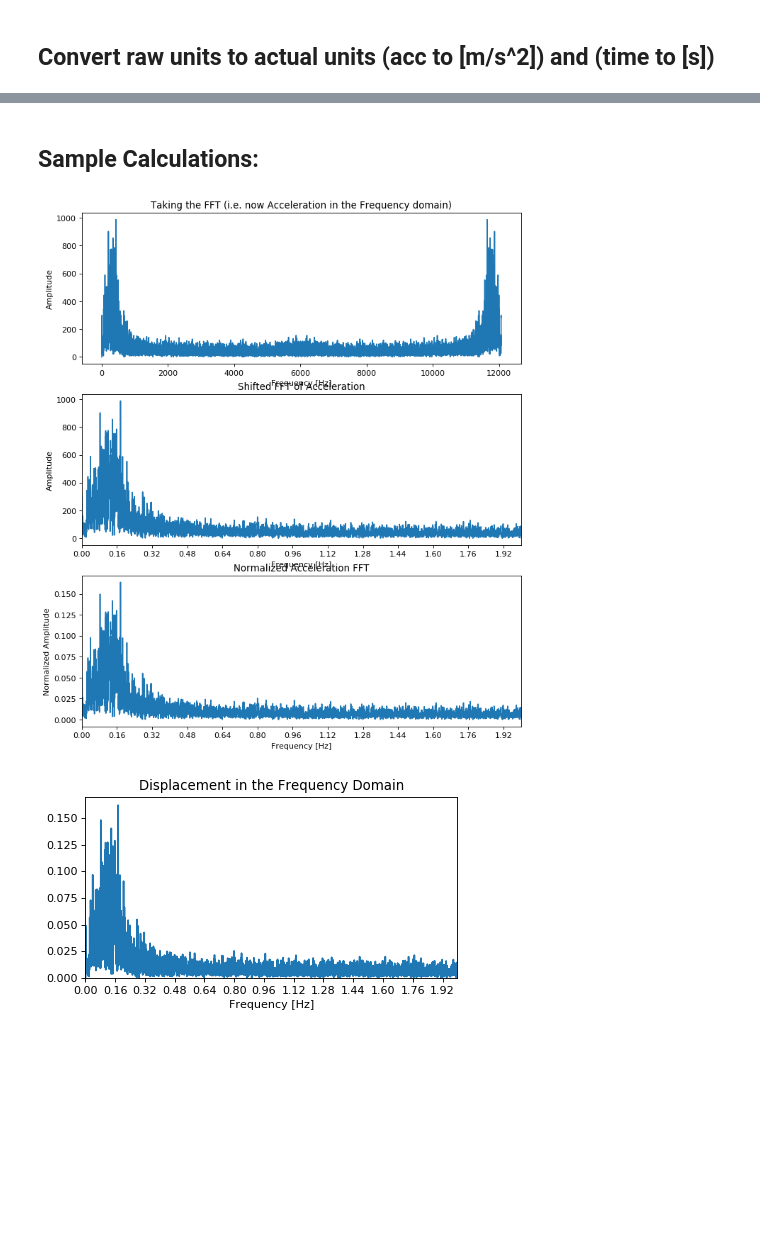
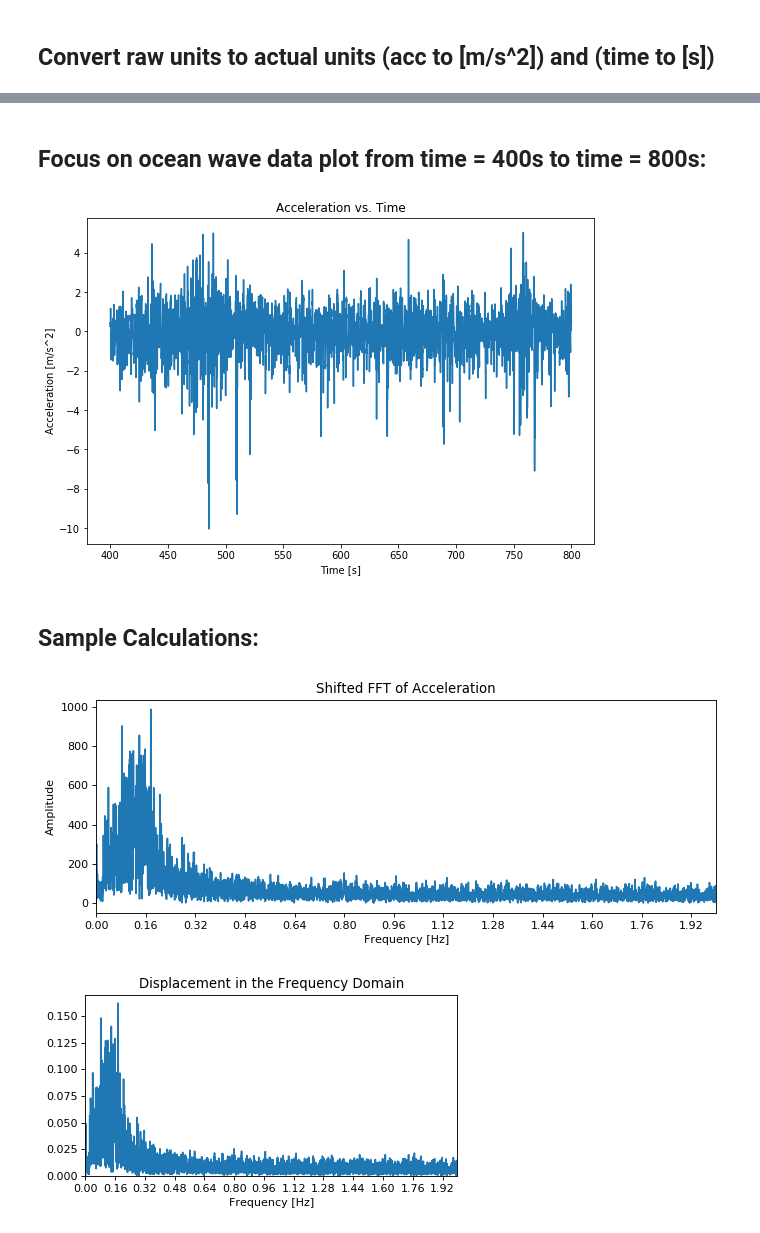
Before and after one commit to pjsimmon/E4E_Smartfin, a Jupyter notebook: PSD_FM_OceanData1.ipynb, the cells around one changed output, grey strips where cells are left out. Saved outputs shown, nothing was run; the diff lists cells and outputs as text; code cells hidden in the pictures; blank space fills up the shorter version.

```diff
--- a/PSD_FM_OceanData1.ipynb
+++ b/PSD_FM_OceanData1.ipynb
@@ -506,3 +494,23 @@ plt.show()
+# %% [markdown]
+## Focus on ocean wave data plot from time = 400s to time = 800s:
+# %%
+##Plotting:
+f1 = plt.figure(figsize=(20,6))
+ax1 = f1.add_subplot(121)
+#ax2 = f1.add_subplot(122)
+
+#f2 = plt.figure(figsize=(10,3))
+#ax3 = f2.add_subplot(121)
+#ax4 = f2.add_subplot(122)
+
+ax1.plot(time_array1, dacc_array1)
+ax1.set_title("Acceleration vs. Time")
+ax1.set_xlabel("Time [s]")
+ax1.set_ylabel('Acceleration [m/s^2]')
+
+plt.show()
+# %% [output]
+[figure, added]
 # %% [markdown]
 ## Sample Calculations:
 # %%
@@ -522,38 +530,38 @@ fft_acc1_normal = np.abs(fft_acc1_shifted/len_fft_acc1)*2
 
 
 
 #Plot:
-fig = plt.figure(num=None, figsize=(10, 12), dpi=80, facecolor='w', edgecolor='k')
+fig = plt.figure(num=2, figsize=(10, 12), dpi=80, facecolor='w', edgecolor='k')
 
 
 # Returns the Axes instance
-ax1 = fig.add_subplot(311)
-ax2 = fig.add_subplot(312)
-ax3 = fig.add_subplot(313)
+#ax1 = fig.add_subplot(312)
+ax2 = fig.add_subplot(311)
+#ax3 = fig.add_subplot(313)
 
 
 ax1.plot(np.abs(fft_acc1))
 ax1.set_title('Taking the FFT (i.e. now Acceleration in the Frequency domain)')
 ax1.set_xlabel('Frequency [Hz]')
 ax1.set_ylabel('Amplitude')
 
 ax2.plot(freq_acc1_shifted, np.abs(fft_acc1_shifted))
 ax2.set_title('Shifted FFT of Acceleration')
 ax2.set_xlabel('Frequency [Hz]')
 ax2.set_ylabel('Amplitude')
 ax2.set_xlim(0,2)
 ax2.set_xticks(np.arange(0,2, step=.16))
 
 ax3.plot(freq_acc1_shifted, fft_acc1_normal)
 ax3.set_title('Normalized Acceleration FFT')
 ax3.set_xlabel('Frequency [Hz]')
 ax3.set_ylabel('Normalized Amplitude')
 ax3.set_xlim(0,2)
 ax3.set_xticks(np.arange(0,2, step=.16))
 
 plt.show()
 # %% [output]
-[figure, old version]
+[figure, new version]
 # %%
 #Now, multiply the accelerations by 1/w^2 to get the displacement in the frequency domain:
 f = 0.16
```
Also changed, not shown: parts of 8 cells of this notebook, 5 other files.
